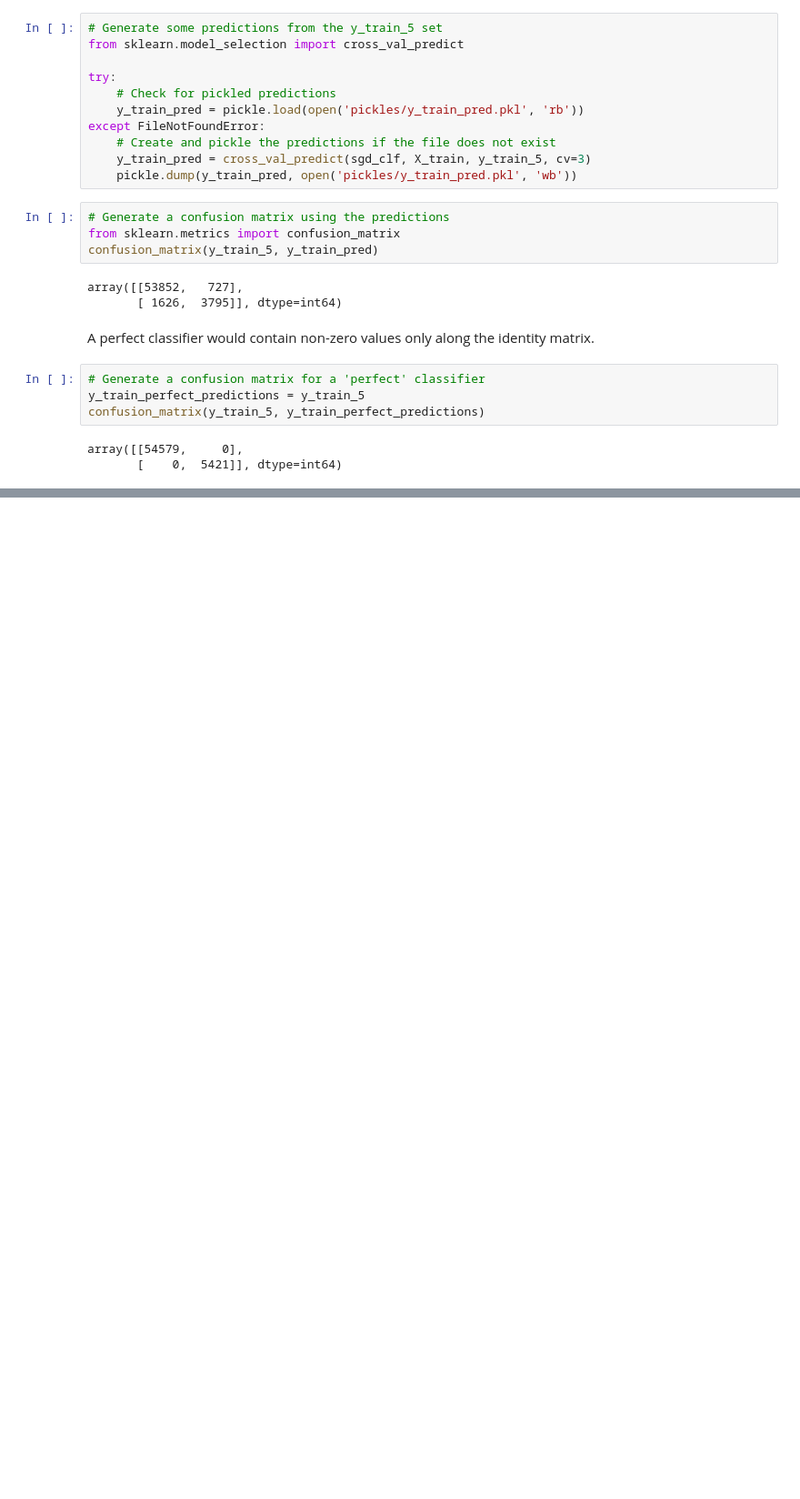
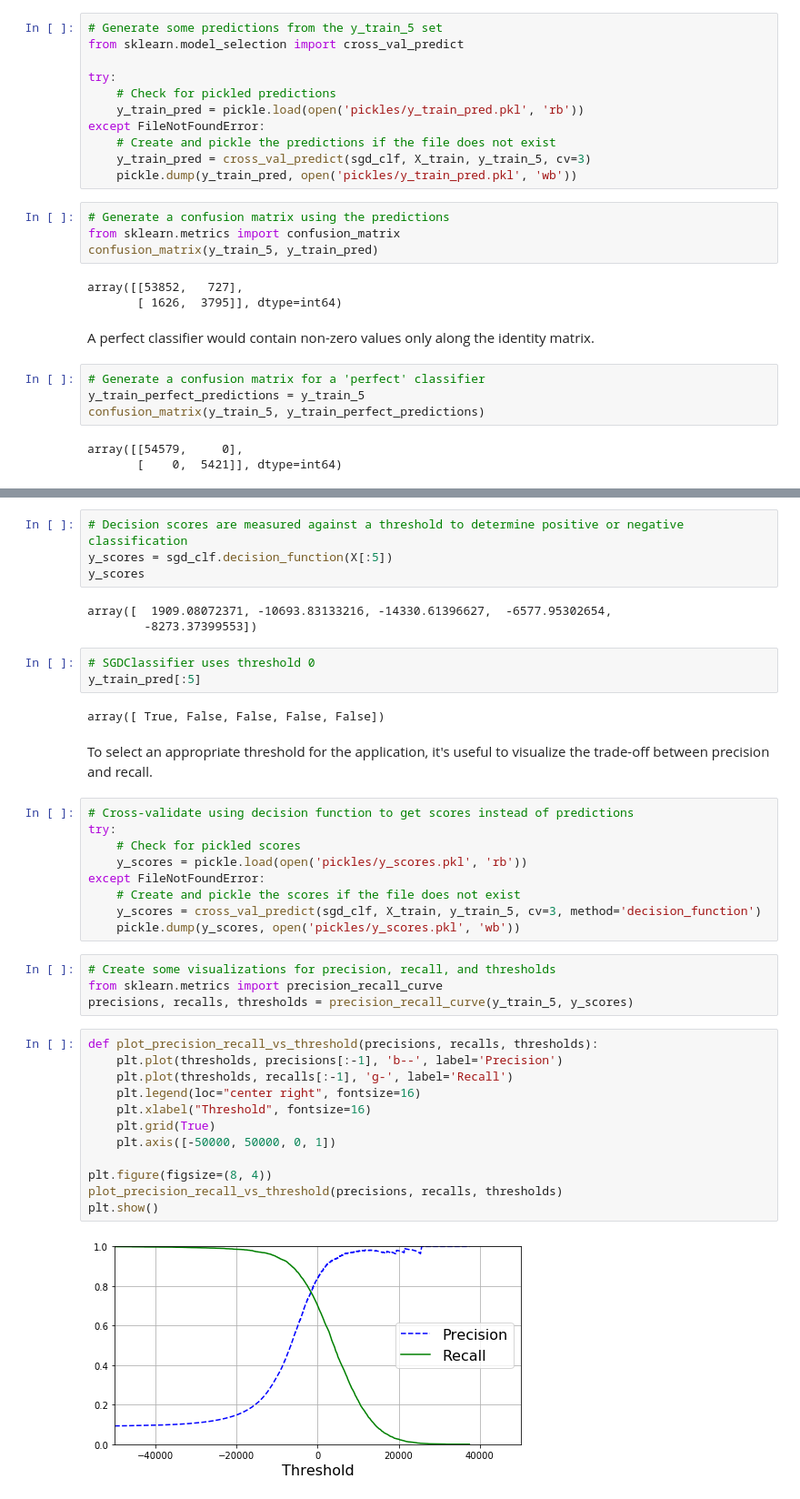
Before and after one commit to codywill/ml-sandbox, a Jupyter notebook: hands-on/Chapter 3 - Handwritten Digits Classification.ipynb, the cells around one changed output, grey strips where cells are left out. Shown at 91% size. Cells and saved outputs as stored; diff of their text form; blank space fills up the shorter version.

Commit message:
Worked through initial precision vs. recall evaluation

```diff
--- a/hands-on/Chapter 3 - Handwritten Digits Classification.ipynb
+++ b/hands-on/Chapter 3 - Handwritten Digits Classification.ipynb
@@ -156,0 +206,41 @@ array([[54579,     0],
+# %%
+# Decision scores are measured against a threshold to determine positive or negative classification
+y_scores = sgd_clf.decision_function(X[:5])
+y_scores
+# %% [output]
+array([  1909.08072371, -10693.83133216, -14330.61396627,  -6577.95302654,
+        -8273.37399553])
+# %%
+# SGDClassifier uses threshold 0
+y_train_pred[:5]
+# %% [output]
+array([ True, False, False, False, False])
+# %% [markdown]
+To select an appropriate threshold for the application, it's useful to visualize the trade-off between precision and recall.
+# %%
+# Cross-validate using decision function to get scores instead of predictions
+try:
+    # Check for pickled scores
+    y_scores = pickle.load(open('pickles/y_scores.pkl', 'rb'))
+except FileNotFoundError:
+    # Create and pickle the scores if the file does not exist
+    y_scores = cross_val_predict(sgd_clf, X_train, y_train_5, cv=3, method='decision_function')
+    pickle.dump(y_scores, open('pickles/y_scores.pkl', 'wb'))
+# %%
+# Create some visualizations for precision, recall, and thresholds
+from sklearn.metrics import precision_recall_curve
+precisions, recalls, thresholds = precision_recall_curve(y_train_5, y_scores)
+# %%
+def plot_precision_recall_vs_threshold(precisions, recalls, thresholds):
+    plt.plot(thresholds, precisions[:-1], 'b--', label='Precision')
+    plt.plot(thresholds, recalls[:-1], 'g-', label='Recall')
+    plt.legend(loc="center right", fontsize=16)
+    plt.xlabel("Threshold", fontsize=16)
+    plt.grid(True)
+    plt.axis([-50000, 50000, 0, 1])
+
+plt.figure(figsize=(8, 4))
+plot_precision_recall_vs_threshold(precisions, recalls, thresholds)
+plt.show()
+# %% [output]
+[figure, added]
```
Also changed, not shown: parts of 13 cells of this notebook.
